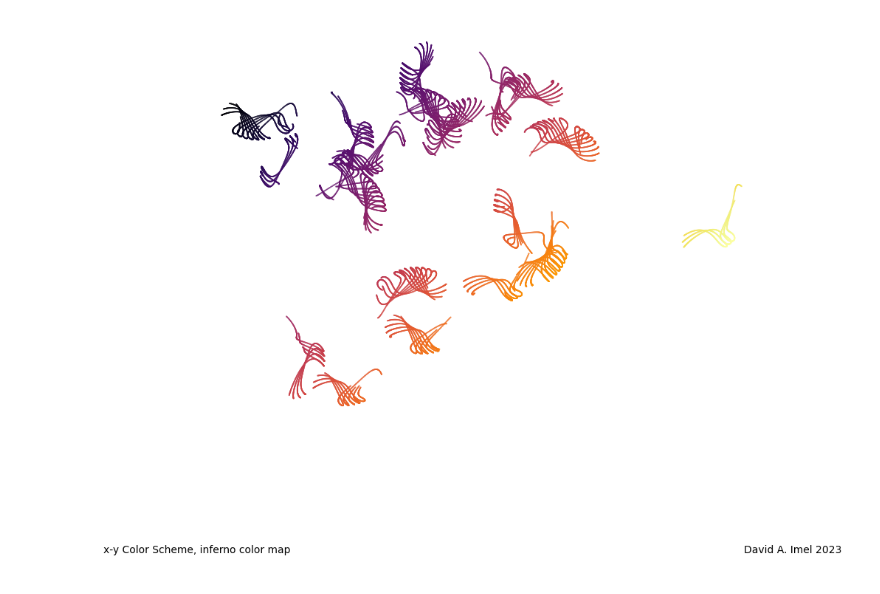
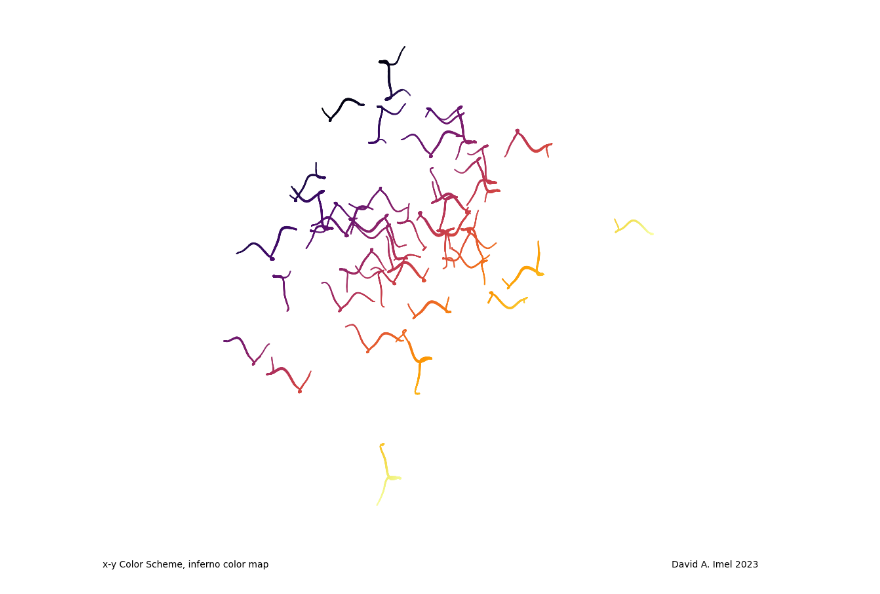
Before and after one commit to donalgrant/spiro, a Jupyter notebook: ellipticals.ipynb, the cells around one changed output. Saved outputs shown, nothing was run; the diff lists cells and outputs as text; code cells hidden in the pictures.

```diff
--- a/ellipticals.ipynb
+++ b/ellipticals.ipynb
@@ -16,8 +8,0 @@ f.plot(elliptical_arc(R=20,wheel=Ellipse(3,0.1,4,0),loops=12, inside=False),new_
-# %%
-sd.reset()
-sd.add(spiro_arc(R=20,wheel=Wheel(0.01,0.0)))
-for i in range(6): sd.add(elliptical_arc(R=20,wheel=Ellipse(10.23431,0.3,4,pi/3*i),loops=3, inside=True))
-for i in range(6): sd.add(elliptical_arc(R=20,wheel=Ellipse(3.5,0.1,2,0),orient=pi/3*i,loops=4, inside=True))
-sd.add(elliptical_arc(R=20,wheel=Ellipse(3,0.1,4,0),loops=12, inside=False))
-f.plot(sd,dot_size=1,color_scheme='radial',cmap='autumn',smooth=False)
-f.caption('multiple elliptical arcs')
@@ -25,0 +9,3 @@ f.caption('multiple elliptical arcs')
+# %%
+f.plot(elliptical_arc(R=20,wheel=Ellipse(10,0.7,8,0),loops=30,inside=True),color_scheme='length')
+for i in range(6):  f.plot(elliptical_arc(R=20,wheel=Ellipse(4,0.95,4),orient=pi/6*i,loops=4,inside=False),smooth=True,new_fig=False)
@@ -25,0 +14,6 @@ f.caption('multiple elliptical arcs')
+# %%
+#f.plot(elliptical_arc(R=20,wheel=Ellipse(0.01,0.0,0,0),loops=1,inside=True),color_scheme='length')
+sd = SpiroData()
+for i in range(4):
+    sd.add(elliptical_arc(R=20,wheel=Ellipse(40,0.6+i/50,40),orient=0,loops=10,inside=False))
+f.plot(sd,color_scheme='time',cmap='inferno')
@@ -25,0 +22,5 @@ f.caption('multiple elliptical arcs')
+# %%
+f.plot(spiro_arc(R=20,wheel=Wheel(0.01,0.0)),smooth=True)
+for i in range(6): f.plot(elliptical_arc(R=20,wheel=Ellipse(10,0.3,4,pi/3*i),loops=21, inside=True),new_fig=False,smooth=True)
+for i in range(6): f.plot(elliptical_arc(R=20,wheel=Ellipse(3.5,0.1,2,0),orient=pi/3*i,loops=4, inside=True),new_fig=False,smooth=True)
+f.plot(elliptical_arc(R=20,wheel=Ellipse(3,0.1,4,0),loops=12, inside=False),new_fig=False,smooth=False)
@@ -26,25 +29,25 @@ f.caption('multiple elliptical arcs')
 # %%
 f=SpiroFig()
 sd=SpiroData()
 np.random.seed(12)
 ring=10
 a=2.5
-e=0.6
-n=20
+e=0.8
+n=40
 bv=[0.9*a+0.03*a*i for i in range(10)]
 x0=np.random.standard_normal(n)*2*ring-ring
 y0=np.random.standard_normal(n)*2*ring-ring
 for o in range(x0.shape[0]):
     o0=np.random.uniform(0,2*pi)
     of0=np.random.uniform(2*pi)
     for i in range(np.random.randint(3,10)):
-        l=max(0.01,0.25+0.05*np.random.standard_normal(1)[0])
+        l=max(0.01,0.2+0.05*np.random.standard_normal(1)[0])
 #        print(o,i,l)
         sd.add(elliptical_arc(x0=x0[o],y0=y0[o],orient=o0,
                          R=ring,wheel=Ellipse(a,e,bv[i],of0+pi/5*i),loops=l))
-f.plot(sd,color_scheme='x-y',cmap='inferno')
+f.plot(sd,color_scheme='x-y',cmap='inferno',dot_size=0.1)
 # %% [output]
-[figure, old version]
+[figure, new version]
 # %%
 sd.reset()
 for p in range(10):
```
Also changed, not shown: parts of 12 cells of this notebook, 2 other files.
